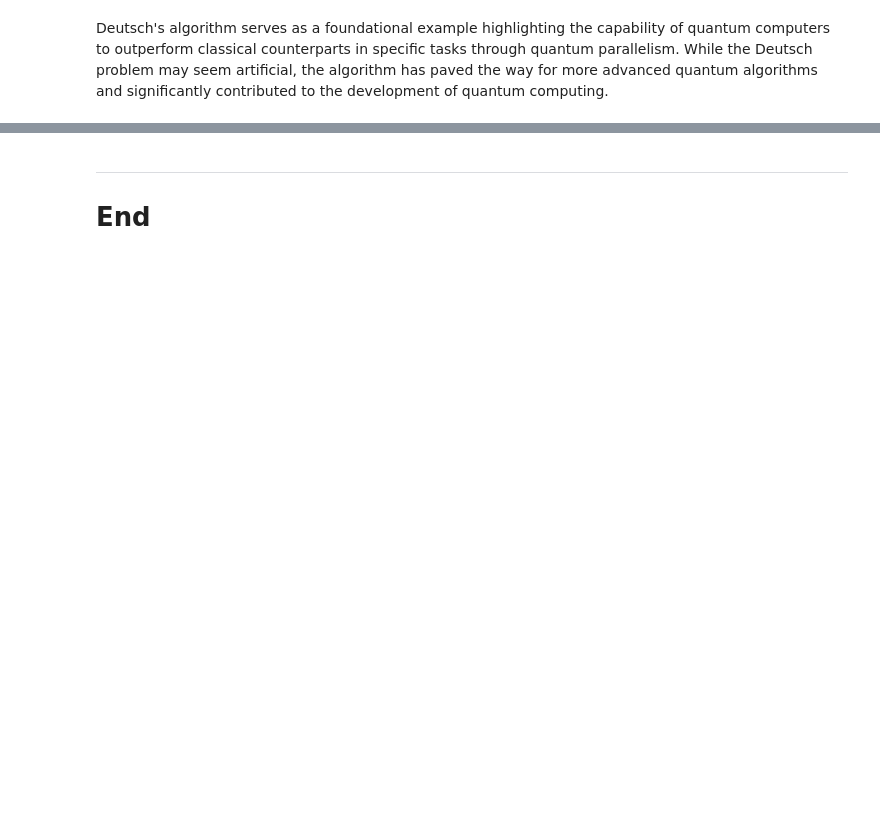
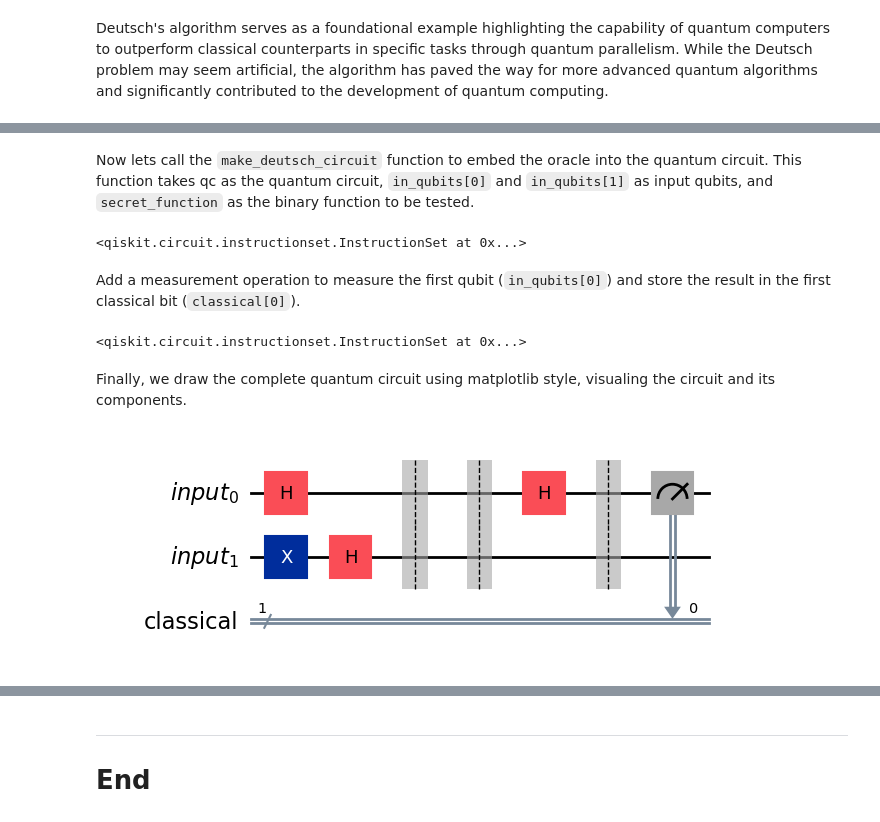
Before and after one commit to rodAlm08/emerging_tech_repo, a Jupyter notebook: project.ipynb, the cells around one changed output, grey strips where cells are left out. Drawn from its saved outputs; the diff is of its cells as text; code cells hidden in the pictures; blank space fills up the shorter version.

Commit message:
Deutsch algorithm and problem re-structured and explained step-by-step

```diff
--- a/project.ipynb
+++ b/project.ipynb
@@ -505,0 +481,10 @@ Deustsch-Jozsa (DJ) problem is one of the most important problems demonstrating
+# %%
+def make_oracle(circuit, a, b, function):
+    if function[0]:
+        circuit.cx(a, b)
+        circuit.x(b)
+
+    if function[1]:
+        circuit.cx(a, b)
+
+    return circuit
@@ -505,0 +493,32 @@ Deustsch-Jozsa (DJ) problem is one of the most important problems demonstrating
+# %%
+def make_deutsch_circuit(circuit, a, b, function):
+    circuit.h(a)
+    circuit.x(b)
+    circuit.h(b)
+    circuit.barrier()
+    # Query oracle
+    circuit = make_oracle(circuit, a, b, function)
+    circuit.barrier()
+    # Measure in X basis
+    circuit.h(a)
+
+    return circuit
+# %% [markdown]
+Now lets call the `make_deutsch_circuit` function to embed the oracle into the quantum circuit. This function takes qc as the quantum circuit, `in_qubits[0]` and `in_qubits[1]` as input qubits, and `secret_function` as the binary function to be tested.
+# %%
+circuit = make_deutsch_circuit(qc, in_qubits[0], in_qubits[1], secret_function)
+circuit.barrier()
+# %% [output]
+<qiskit.circuit.instructionset.InstructionSet at 0x...>
+# %% [markdown]
+Add a measurement operation to measure the first qubit (`in_qubits[0]`) and store the result in the first classical bit (`classical[0]`).
+# %%
+circuit.measure(in_qubits[0], classical[0])
+# %% [output]
+<qiskit.circuit.instructionset.InstructionSet at 0x...>
+# %% [markdown]
+Finally, we draw the complete quantum circuit using matplotlib style, visualing the circuit and its components.
+# %%
+circuit.draw('mpl', style='iqp')
+# %% [output]
+[figure, added]
```
Also changed, not shown: parts of 46 cells of this notebook.
